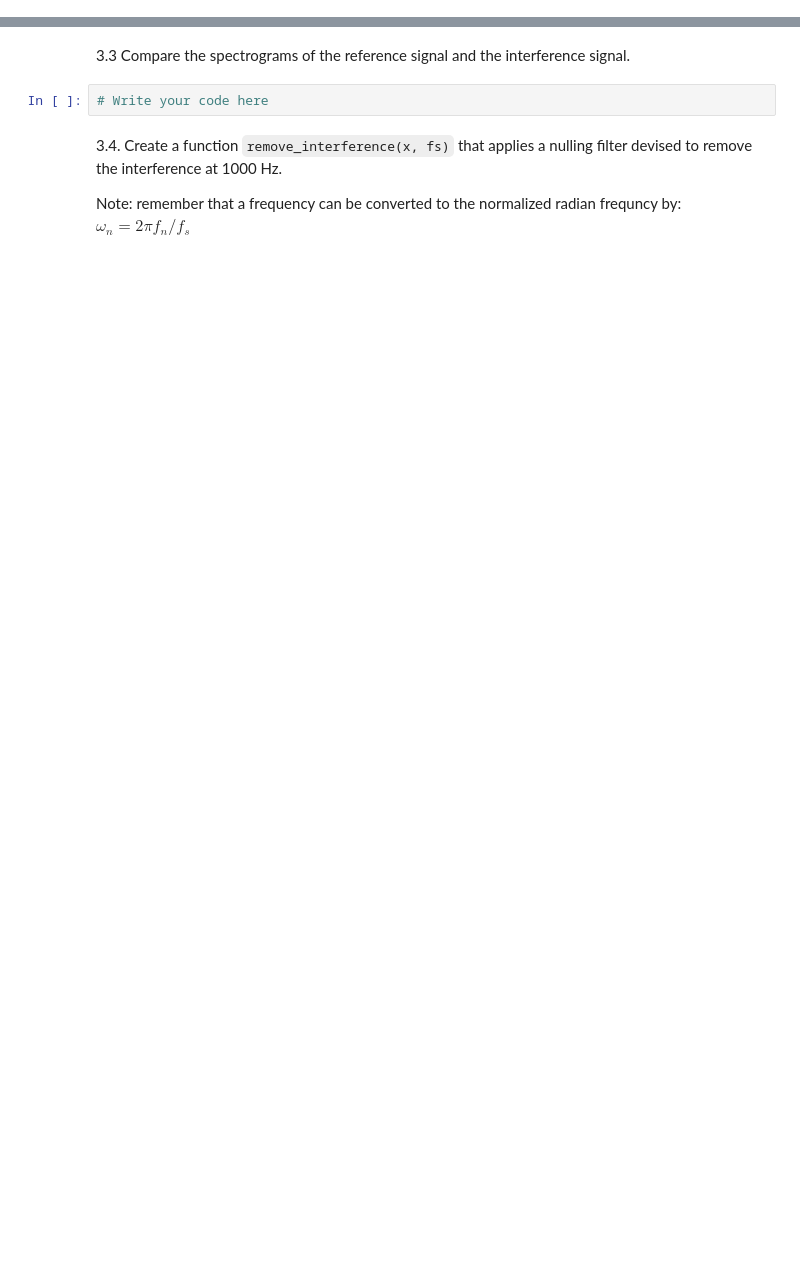
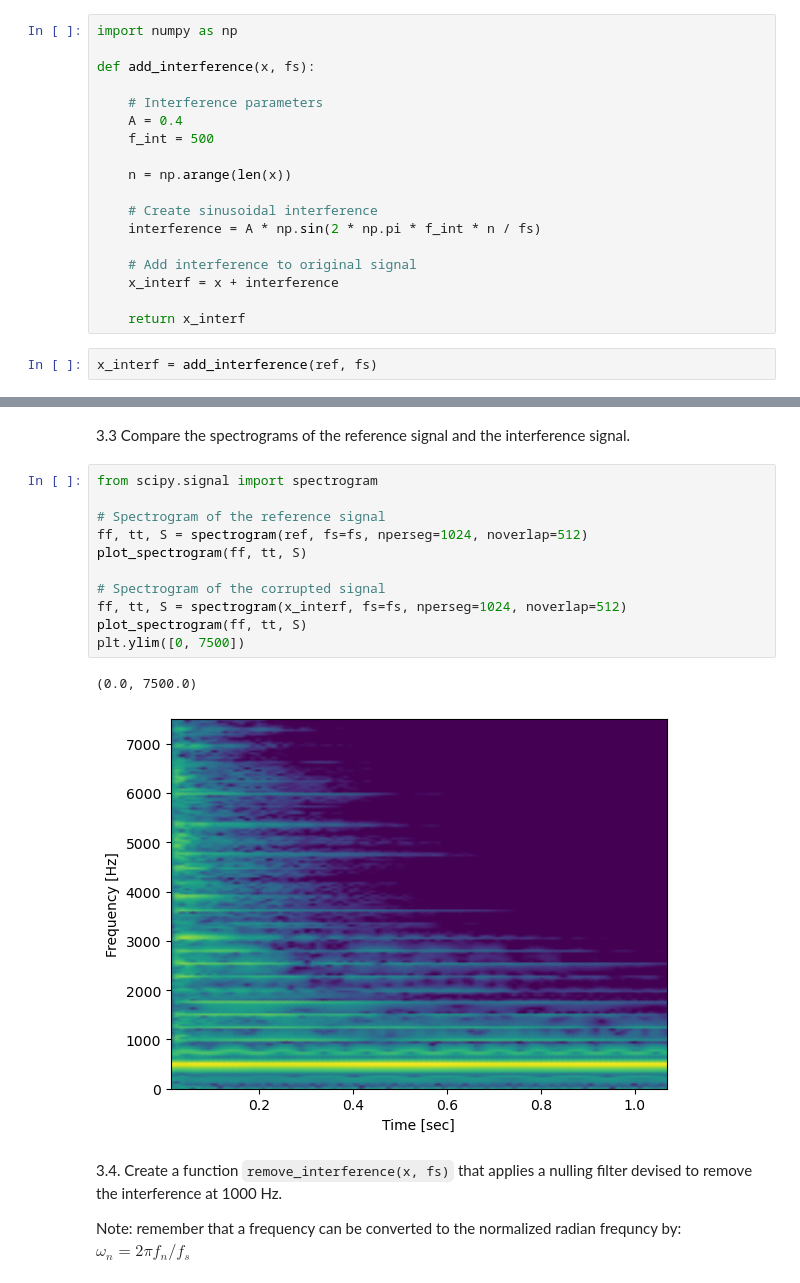
Before and after one commit to arnauvivees/sis1_group102, a Jupyter notebook: labs/Lab5.ipynb, the cells around one changed output, grey strips where cells are left out. Cells and saved outputs as stored; diff of their text form; blank space fills up the shorter version.

```diff
--- a/labs/Lab5.ipynb
+++ b/labs/Lab5.ipynb
@@ -112,2 +107,22 @@ def add_interference(x, fs):
+# %%
+import numpy as np
+
+def add_interference(x, fs):
+
+    # Interference parameters
+    A = 0.4
+    f_int = 500
+
+    n = np.arange(len(x))
+
+    # Create sinusoidal interference
+    interference = A * np.sin(2 * np.pi * f_int * n / fs)
+
+    # Add interference to original signal
+    x_interf = x + interference
+
+    return x_interf
+# %%
+x_interf = add_interference(ref, fs)
 # %% [markdown]
 3.2 Plot both the reference signal and the corrupted signal and listen to the latter one.
@@ -116,7 +135,19 @@ def add_interference(x, fs):
 # %% [markdown]
 3.3 Compare the spectrograms of the reference signal and the interference signal.
-# %%
-# Write your code here
+# %%
+from scipy.signal import spectrogram
+
+# Spectrogram of the reference signal
+ff, tt, S = spectrogram(ref, fs=fs, nperseg=1024, noverlap=512)
+plot_spectrogram(ff, tt, S)
+
+# Spectrogram of the corrupted signal
+ff, tt, S = spectrogram(x_interf, fs=fs, nperseg=1024, noverlap=512)
+plot_spectrogram(ff, tt, S)
+plt.ylim([0, 7500])
+# %% [output]
+(0.0, 7500.0)
+[figure, added]
 # %% [markdown]
 3.4. Create a function `remove_interference(x, fs)` that applies a nulling filter devised to remove the interference at 1000 Hz.
 
```
Also changed, not shown: parts of 8 cells of this notebook.
